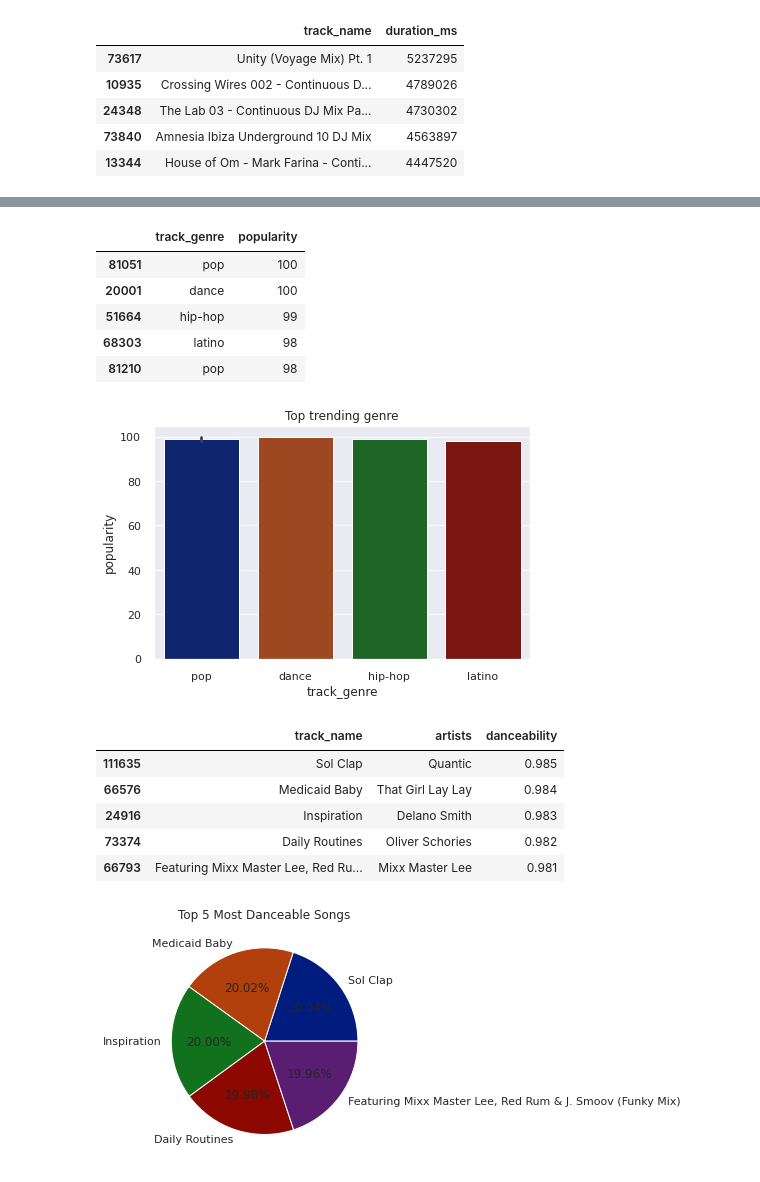
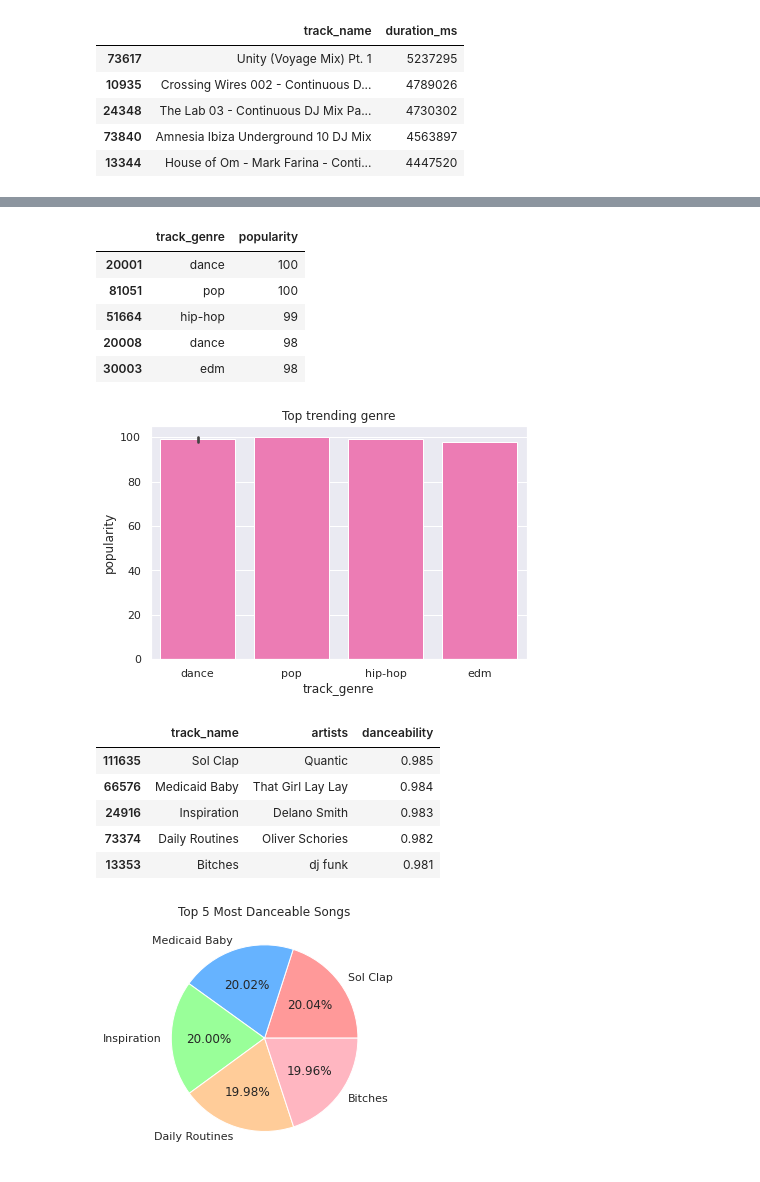
Before and after one commit to letpires/7DaysOfCodeSpotifyML, a Jupyter notebook: DIA 01 - Coleta de dados e Análise Exploratória/DIA_01_Coleta_de_dados_e_Análise_Exploratória.ipynb, the cells around one changed output, grey strips where cells are left out. Drawn from its saved outputs; the diff is of its cells as text; code cells hidden in the pictures.

```diff
--- a/DIA 01 - Coleta de dados e Análise Exploratória/DIA_01_Coleta_de_dados_e_Análise_Exploratória.ipynb
+++ b/DIA 01 - Coleta de dados e Análise Exploratória/DIA_01_Coleta_de_dados_e_Análise_Exploratória.ipynb
@@ -73,8 +66,3 @@ dados_musicas.describe()
 | 50% | 35.000000 | 2.129060e+05 | 0.580000 | 0.685000 | 5.000000 | -7.004000 | 1.000000 | 0.048900 | 0.169000 | ... |
 | 75% | 50.000000 | 2.615060e+05 | 0.695000 | 0.854000 | 8.000000 | -5.003000 | 1.000000 | 0.084500 | 0.598000 | ... |
 | max | 100.000000 | 5.237295e+06 | 0.985000 | 1.000000 | 11.000000 | 4.532000 | 1.000000 | 0.965000 | 0.996000 | ... |
-# %%
-#Removendo itens duplicados
-
-dados_musicas = dados_musicas.drop_duplicates()
-dados_musicas
@@ -128,16 +102,6 @@ dtypes: bool(1), float64(9), int64(5), object(5)
 memory usage: 17.4+ MB
 # %% [markdown]
 Podemos observar que existem features númericas e categóricas.
-# %%
-dados_musicas[dados_musicas["popularity"] >=80]
-
-conditionlist = [
-    (dados_musicas['popularity'] >= 80) ,
-    (dados_musicas['popularity'] <80)]
-
-choicelist = [1,0]
-dados_musicas['pop_classe'] = np.select(conditionlist, choicelist, default='Not Specified')
-dados_musicas['pop_classe'] = dados_musicas['pop_classe'].astype(int)
 # %% [markdown]
 ## Análises estatísticas
 
@@ -308,6 +238,6 @@ pop_classe          0
 dtype: int64
 # %%
-dados_musicas = dados_musicas.dropna() #remove null values
+# dados_musicas = dados_musicas.dropna() #remove null values
 # %%
 dados_musicas.isna().sum() #check for null values
 # %% [output]
@@ -358,3 +288,3 @@ Name: duration_ms, Length: 113549, dtype: int64
 # %%
-dados_musicas["duration_ms"]= dados_musicas["duration_ms"].replace("durations_ms", )
-dados_musicas
+# dados_musicas["duration_ms"]= dados_musicas["duration_ms"].replace("durations_ms", )
+# dados_musicas
@@ -416,17 +332,17 @@ trend_genre = dados_musicas[["track_genre", "popularity"]].sort_values(by="popul
 trend_genre
 # %% [output]
 |  | track_genre | popularity |
+| 20001 | dance | 100 |
 | 81051 | pop | 100 |
-| 20001 | dance | 100 |
 | 51664 | hip-hop | 99 |
-| 68303 | latino | 98 |
-| 81210 | pop | 98 |
+| 20008 | dance | 98 |
+| 30003 | edm | 98 |
 # %%
-sns.barplot(x="track_genre",y="popularity", data=trend_genre)
+sns.barplot(x="track_genre",y="popularity", data=trend_genre, color = 'hotpink')
 plt.title("Top trending genre")
 plt.show()
 # %% [output]
-[figure, old version]
+[figure, new version]
 # %%
 #Top 5 most danceable songs
 
@@ -438,13 +354,16 @@ danceable
 | 66576 | Medicaid Baby | That Girl Lay Lay | 0.984 |
 | 24916 | Inspiration | Delano Smith | 0.983 |
 | 73374 | Daily Routines | Oliver Schories | 0.982 |
-| 66793 | Featuring Mixx Master Lee, Red Ru... | Mixx Master Lee | 0.981 |
+| 13353 | Bitches | dj funk | 0.981 |
 # %%
-plt.pie(x="danceability", data=danceable, autopct='%1.2f%%', labels=danceable.track_name)
+#add colors
+colors = ['#ff9999','#66b3ff','#99ff99','#ffcc99', '#ffb6c1']
+
+plt.pie(x="danceability", data=danceable, autopct='%1.2f%%', labels=danceable.track_name, colors = colors)
 plt.title("Top 5 Most Danceable Songs")
 plt.show()
 # %% [output]
-[figure, old version]
+[figure, new version]
 # %%
 #Encontrando correlação entre as variáveis
 
```
Also changed, not shown: parts of 32 cells of this notebook.
